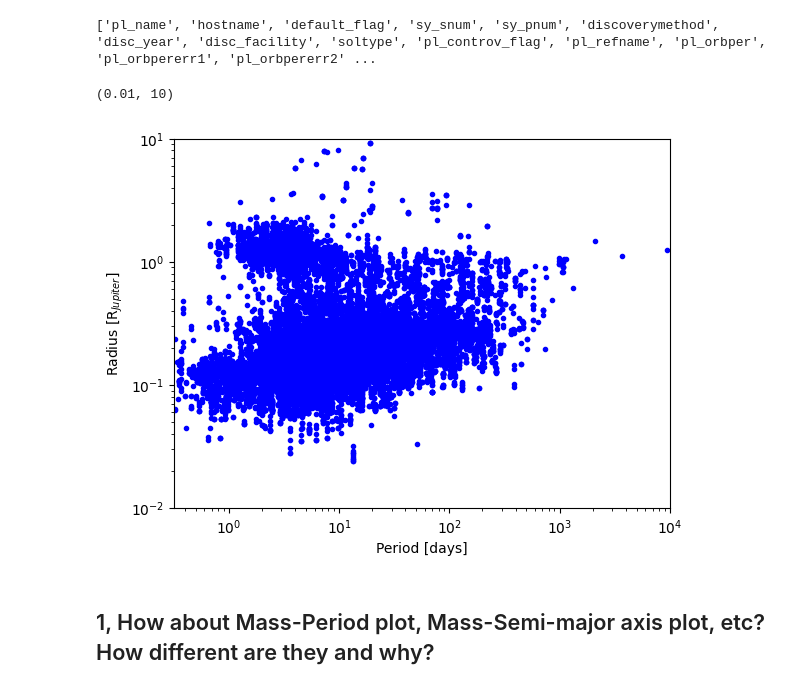
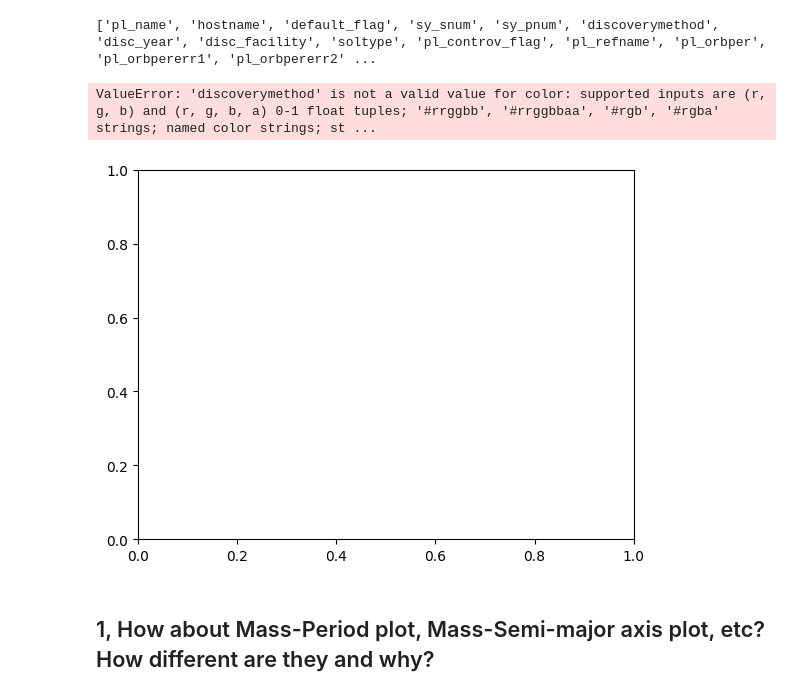
Before and after one commit to Jsk10101/PlanetarySci-Phys5205, a Jupyter notebook: NASA_Exoplanet_data_explorer_Group_3.ipynb, the cells around one changed output. Saved outputs shown, nothing was run; the diff lists cells and outputs as text; code cells hidden in the pictures.

```diff
--- a/NASA_Exoplanet_data_explorer_Group_3.ipynb
+++ b/NASA_Exoplanet_data_explorer_Group_3.ipynb
@@ -10,22 +10,25 @@ drive.mount('/content/drive')
 # %% [output]
 Mounted at /content/drive
 # %%
-tab = astropy.io.ascii.read("/content/drive/MyDrive/College/Junior/Planetary Science/Colab Notebooks/PS_2025.01.16_06.39.23.csv",)
+tab = astropy.io.ascii.read("/content/drive/MyDrive/College/Junior/Planetary Science/Colab Notebooks/PS_2025.01.16_06.39.23.csv")
 # %%
 print(tab.colnames)
 # %% [output]
 ['pl_name', 'hostname', 'default_flag', 'sy_snum', 'sy_pnum', 'discoverymethod', 'disc_year', 'disc_facility', 'soltype', 'pl_controv_flag', 'pl_refname', 'pl_orbper', 'pl_orbpererr1', 'pl_orbpererr2' ...
+# %%
+import pandas as pd
+df = tab.to_pandas()
 # %%
-plt.plot(tab["pl_orbper"], tab["pl_radj"], "b.")
+plt.plot(df["pl_orbper"], df["pl_radj"], ".", color ='discoverymethod')
 plt.xscale("log")
 plt.yscale("log")
 plt.xlabel("Period [days]")
 plt.ylabel(r"Radius [R$_{Jupiter}$]")
 plt.xlim(10**(-0.5), 10**4)
 plt.ylim(10**(-2), 10)
 # %% [output]
-(0.01, 10)
+ValueError: 'discoverymethod' is not a valid value for color: supported inputs are (r, g, b) and (r, g, b, a) 0-1 float tuples; '#rrggbb', '#rrggbbaa', '#rgb', '#rgba' strings; named color strings; st ...
-[figure, old version]
+[figure, new version]
 # %% [markdown]
 ## 1, How about Mass-Period plot, Mass-Semi-major axis plot, etc? How different are they and why?
 # %%
```
Also changed, not shown: parts of 1 cell of this notebook.
